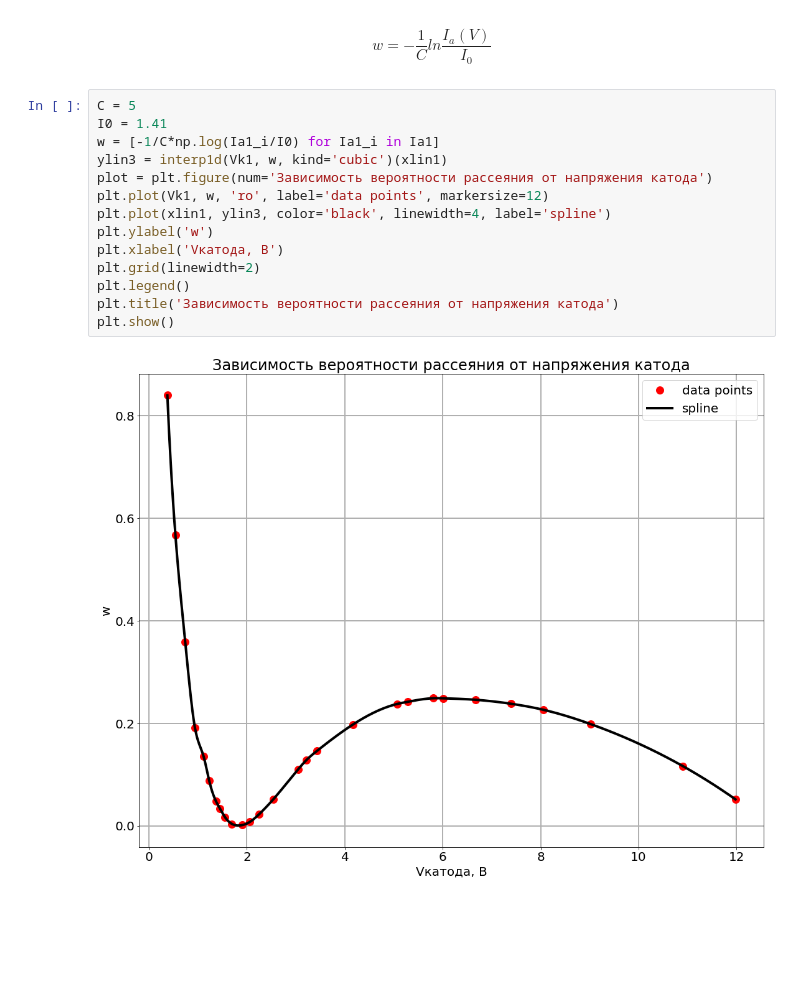
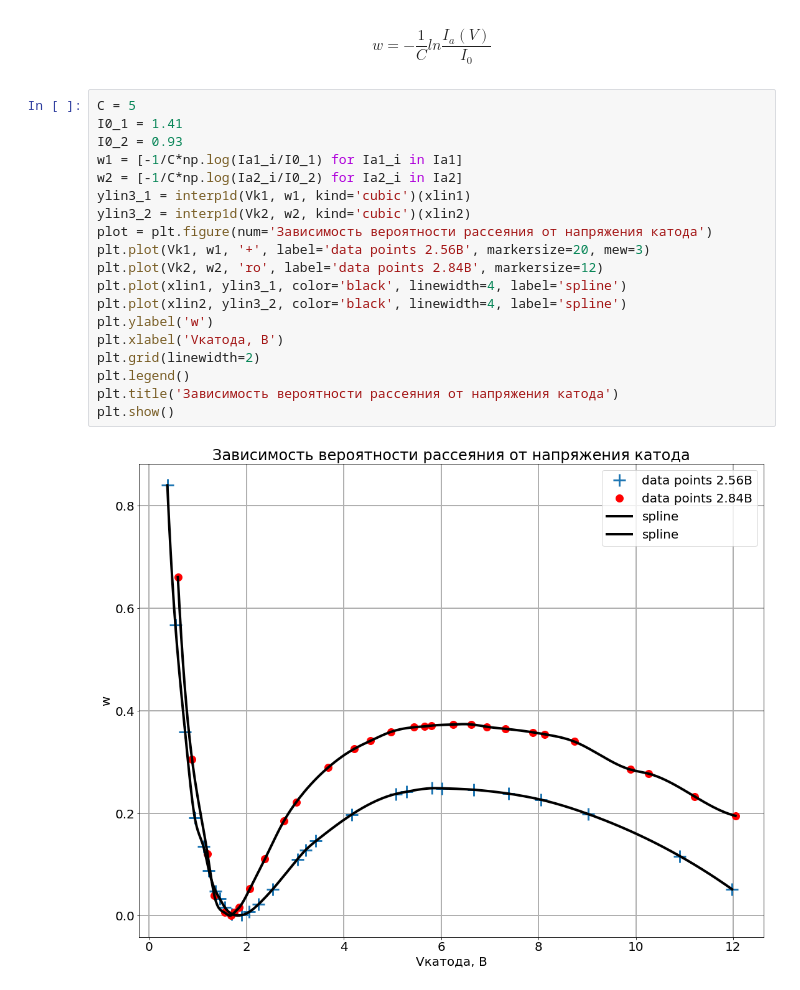
Before and after one commit to exucutional/quant_phys_lab, a Jupyter notebook: 1.3/ramsauer.ipynb, the cells around one changed output. Saved outputs shown, nothing was run; the diff lists cells and outputs as text; blank space fills up the shorter version.

```diff
--- a/1.3/ramsauer.ipynb
+++ b/1.3/ramsauer.ipynb
@@ -199,17 +213,22 @@ V3 = 36.56 В
 $$w = -\frac{1}{C}ln\frac{I_a(V)}{I_0}$$
 # %%
 C = 5
-I0 = 1.41
-w = [-1/C*np.log(Ia1_i/I0) for Ia1_i in Ia1]
-ylin3 = interp1d(Vk1, w, kind='cubic')(xlin1)
+I0_1 = 1.41
+I0_2 = 0.93
+w1 = [-1/C*np.log(Ia1_i/I0_1) for Ia1_i in Ia1]
+w2 = [-1/C*np.log(Ia2_i/I0_2) for Ia2_i in Ia2]
+ylin3_1 = interp1d(Vk1, w1, kind='cubic')(xlin1)
+ylin3_2 = interp1d(Vk2, w2, kind='cubic')(xlin2)
 plot = plt.figure(num='Зависимость вероятности рассеяния от напряжения катода')
-plt.plot(Vk1, w, 'ro', label='data points', markersize=12)
-plt.plot(xlin1, ylin3, color='black', linewidth=4, label='spline')
+plt.plot(Vk1, w1, '+', label='data points 2.56В', markersize=20, mew=3)
+plt.plot(Vk2, w2, 'ro', label='data points 2.84В', markersize=12)
+plt.plot(xlin1, ylin3_1, color='black', linewidth=4, label='spline')
+plt.plot(xlin2, ylin3_2, color='black', linewidth=4, label='spline')
 plt.ylabel('w')
 plt.xlabel('Vкатода, В')
 plt.grid(linewidth=2)
 plt.legend()
 plt.title('Зависимость вероятности рассеяния от напряжения катода')
 plt.show()
 # %% [output]
-[figure, old version]
+[figure, new version]
```
Also changed, not shown: parts of 7 cells of this notebook, 6 other files.
